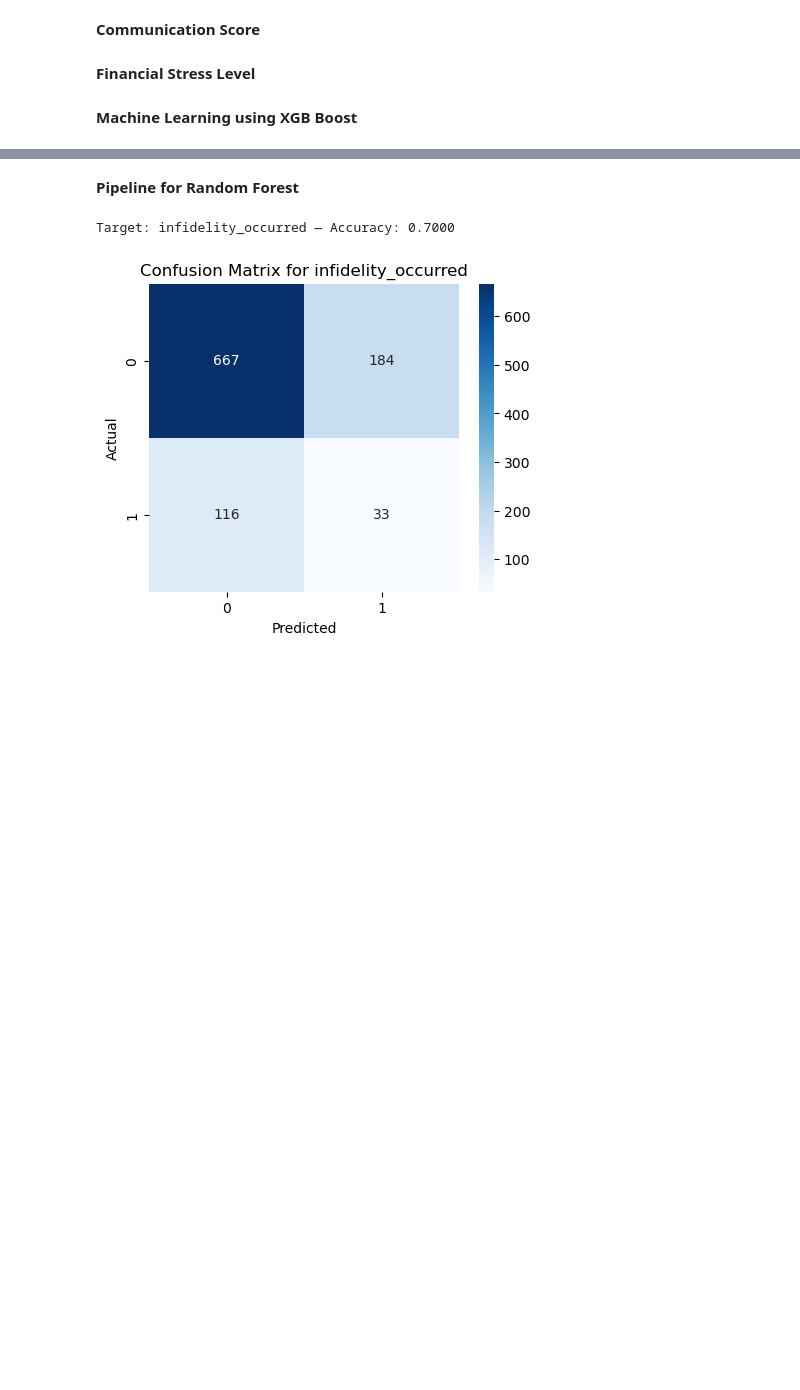
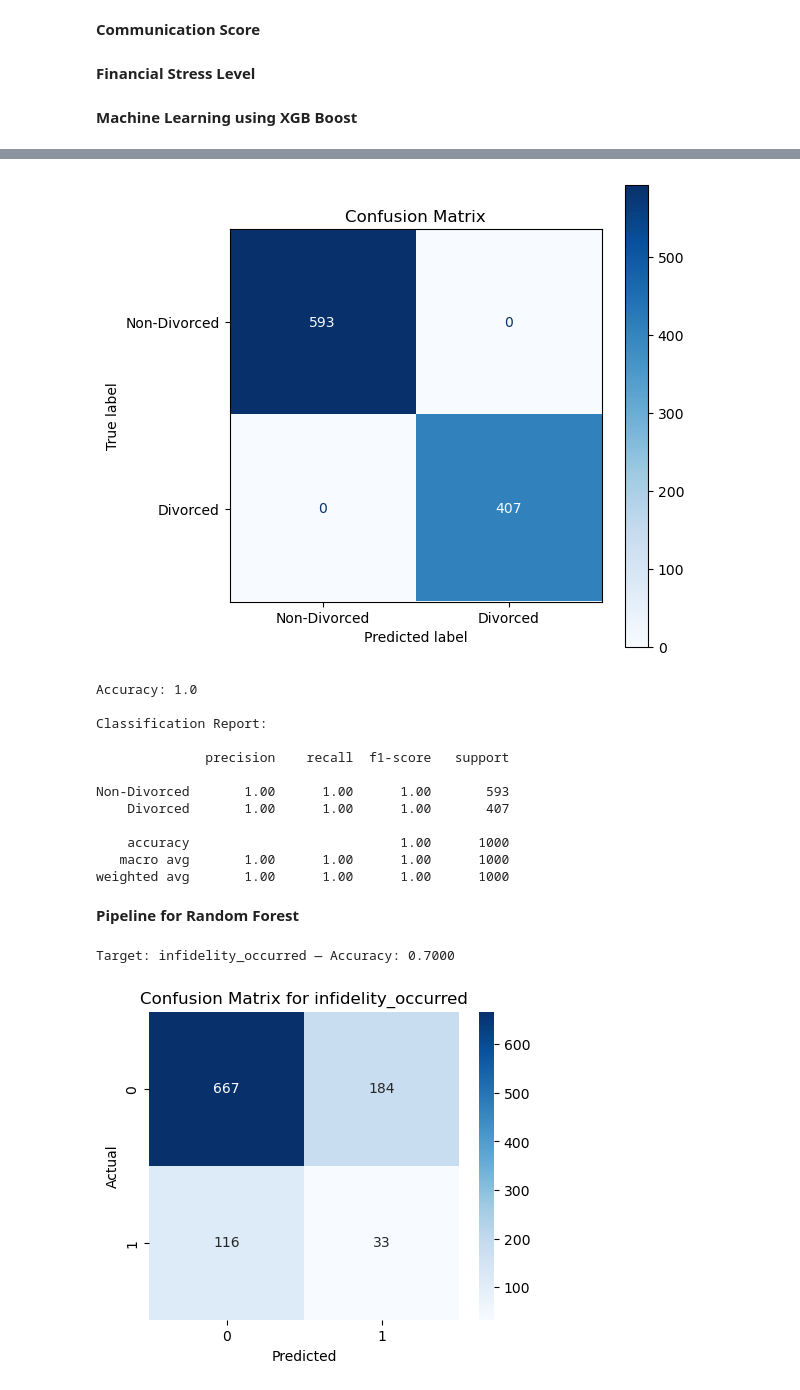
Before and after one commit to Kabir26-star/CAS-ADS-Module-3, a Jupyter notebook: Divorce_Study_Module_3 V1.ipynb, the cells around one changed output, grey strips where cells are left out. Saved outputs shown, nothing was run; the diff lists cells and outputs as text; code cells hidden in the pictures; blank space fills up the shorter version.

```diff
--- a/Divorce_Study_Module_3 V1.ipynb
+++ b/Divorce_Study_Module_3 V1.ipynb
@@ -661,0 +682,5 @@ print(classification_report(y_true, y_pred_lr, labels=labels, target_names=displ
+# %%
+X = df.drop(['marriage_duration_years',  'num_children', 'education_level',      'employment_status',    'combined_income',      'religious_compatibility',      'cultural_background_match',    'communication_score',  'conflict_frequency',    'mental_health_issues', 'infidelity_occurred',  'counseling_attended',  'social_support',       'shared_hobbies_count', 'marriage_type',        'pre_marital_cohabitation',     'domestic_violence_history'], axis=1)
+Y = df['divorced']
+# %%
+X_train, x_test, Y_train, y_test = train_test_split(X,Y, test_size=0.2, random_state=42)
@@ -662,3 +722,37 @@ print(classification_report(y_true, y_pred_lr, labels=labels, target_names=displ
+# %%
+# Predict
+pred = pipeline.predict(x_test)
+# %%
+labels = np.unique(np.concatenate([y_test, pred]))
+display_map = {0: 'Non-Divorced', 1: 'Divorced'}
+display_labels = [display_map.get(l, str(l)) for l in labels]
+
+cm = confusion_matrix(y_test, pred, labels=labels)
+disp = ConfusionMatrixDisplay(confusion_matrix=cm, display_labels=display_labels)
+
+fig, ax = plt.subplots(figsize=(6,6))
+disp.plot(ax=ax, cmap='Blues', values_format='d')
+plt.title('Confusion Matrix')
+plt.show()
+
+# Metrics
+print('Accuracy:', accuracy_score(y_test, pred))
+print('\nClassification Report:\n')
+print(classification_report(y_test, pred, labels=labels, target_names=display_labels))
+# %% [output]
+[figure, added]
+Accuracy: 1.0
+
+Classification Report:
+
+              precision    recall  f1-score   support
+
+Non-Divorced       1.00      1.00      1.00       593
+    Divorced       1.00      1.00      1.00       407
+
+    accuracy                           1.00      1000
+   macro avg       1.00      1.00      1.00      1000
+weighted avg       1.00      1.00      1.00      1000
 # %% [markdown]
 **Pipeline for Random Forest**
 # %%
```
Also changed, not shown: parts of 15 cells of this notebook.
